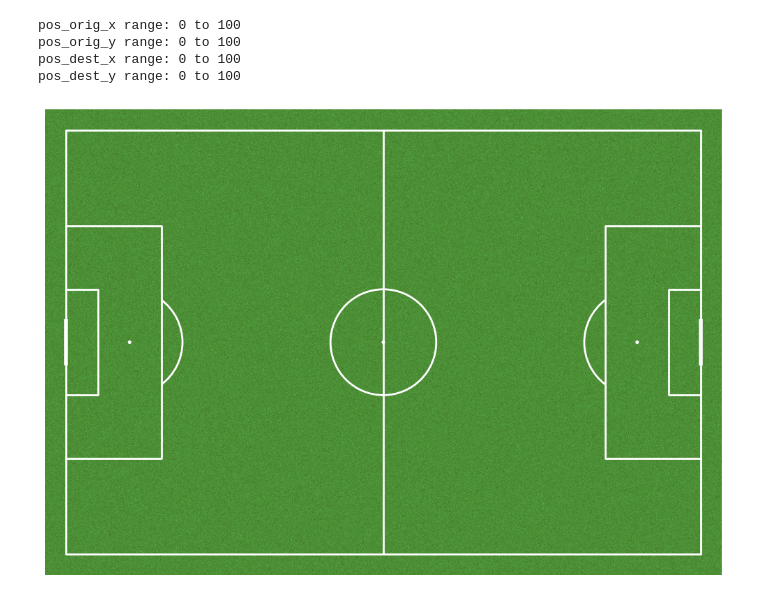
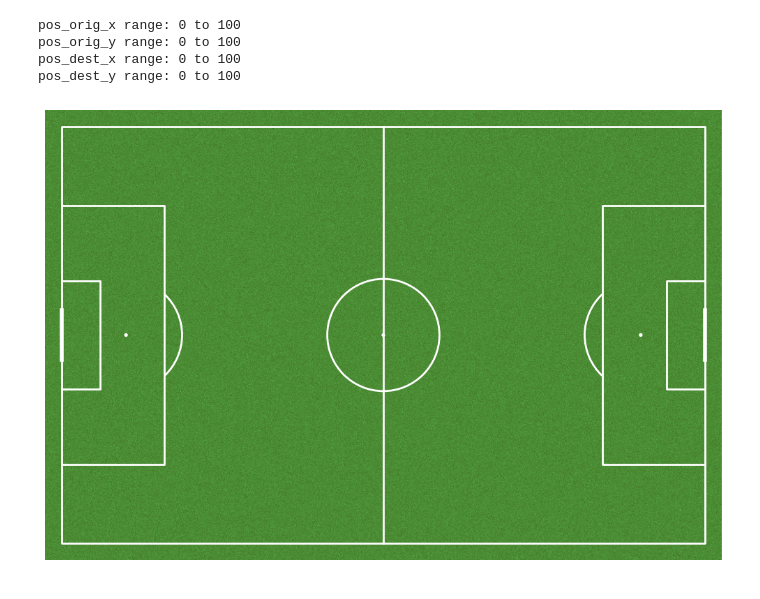
Before and after one commit to shaneearle876/MAST397, a Jupyter notebook: Plotting_Shots_Practice.ipynb, the cells around one changed output. Saved outputs shown, nothing was run; the diff lists cells and outputs as text; code cells hidden in the pictures.

```diff
--- a/Plotting_Shots_Practice.ipynb
+++ b/Plotting_Shots_Practice.ipynb
@@ -17,11 +17,11 @@ pos_dest_y range: 0 to 100
 # %%
 # Importing pitch from mplsoccer
 from mplsoccer import Pitch
 import matplotlib.pyplot as plt
 
-# Create a pitch
-pitch = Pitch(pitch_type='statsbomb', pitch_color='grass', line_color='white')
+# Create a pitch to test
+pitch = Pitch(pitch_type='wyscout', pitch_color='grass', line_color='white')
 fig, ax = pitch.draw(figsize=(10, 7))
 plt.show()
 # %% [output]
-[figure, old version]
+[figure, new version]
```
Also changed, not shown: parts of 2 cells of this notebook.
